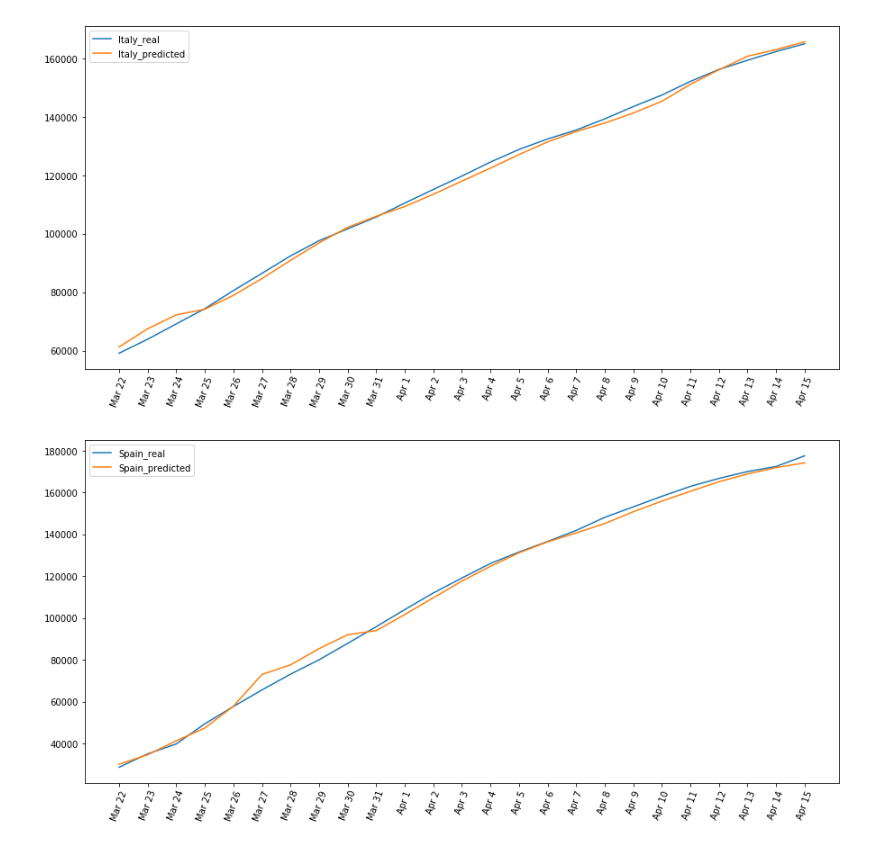
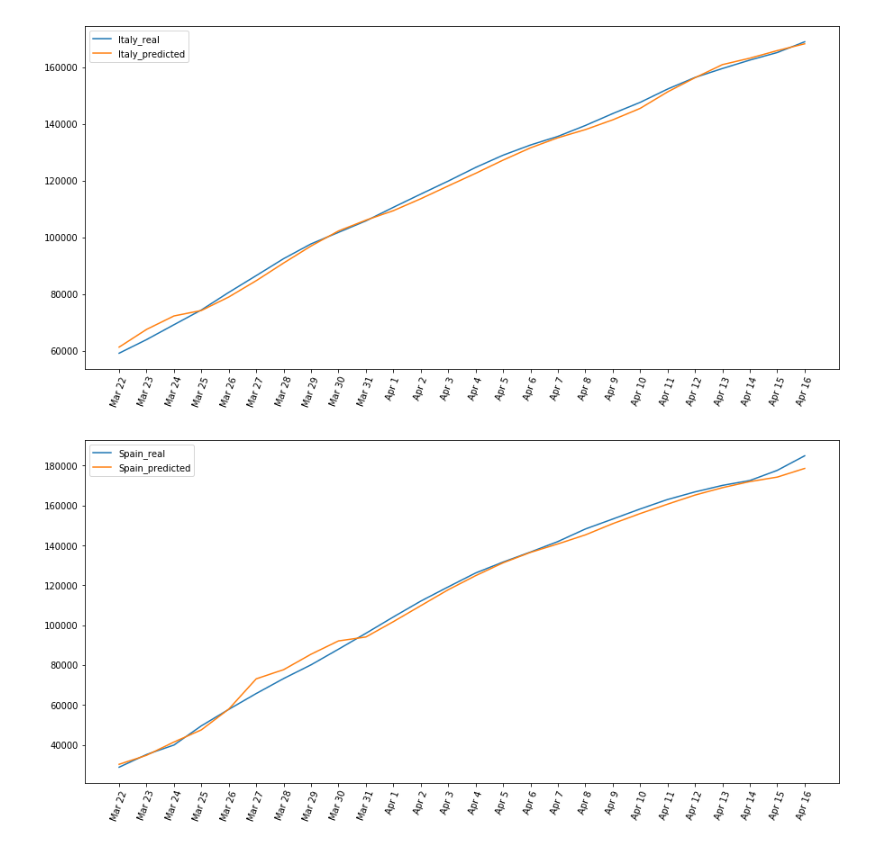
Before and after one commit to lucastsutsui/corona-prediction, a Jupyter notebook: realVsPredictedComparison.ipynb, the cells around one changed output. Saved outputs shown, nothing was run; the diff lists cells and outputs as text; code cells hidden in the pictures.

```diff
--- a/realVsPredictedComparison.ipynb
+++ b/realVsPredictedComparison.ipynb
@@ -21,33 +21,34 @@ predData = dict()
 for country in ["Italy", "Spain", "USA", "Brazil"]:
     realData[country] = []
     predData[country] = []
 
 for i in range(int(len(dataset) / 2)):
     predData["Italy"].append(dataset[2 * i][0])
     realData["Italy"].append(dataset[(2 * i) + 1][0])
 
     predData["Spain"].append(dataset[2 * i][1])
     realData["Spain"].append(dataset[(2 * i) + 1][1])
 
     predData["USA"].append(dataset[2 * i][2])
     realData["USA"].append(dataset[(2 * i) + 1][2])
 
     predData["Brazil"].append(dataset[2 * i][3])
     realData["Brazil"].append(dataset[(2 * i) + 1][3])
 
 xlabel = ["Mar 22", "Mar 23", "Mar 24", "Mar 25", "Mar 26",
           "Mar 27", "Mar 28", "Mar 29", "Mar 30", "Mar 31",
           "Apr 1", "Apr 2", "Apr 3", "Apr 4", "Apr 5",
           "Apr 6", "Apr 7", "Apr 8", "Apr 9", "Apr 10",
-          "Apr 11", "Apr 12", "Apr 13", "Apr 14", "Apr 15"]
+          "Apr 11", "Apr 12", "Apr 13", "Apr 14", "Apr 15",
+          "Apr 16"]
 
 for country in ["Italy", "Spain", "USA", "Brazil"]:
     plt.figure(figsize=(15,7))
     plt.plot(realData[country], label=country + "_real")
     plt.plot(predData[country], label=country+"_predicted")
     plt.legend()
     plt.xticks(range(len(xlabel)), xlabel, rotation=70)
     plt.show()
 # %% [output]
-[figure, old version]
+[figure, new version]
-[figure, old version]
+[figure, new version]
```
Also changed, not shown: parts of 2 cells of this notebook, 2 other files.
